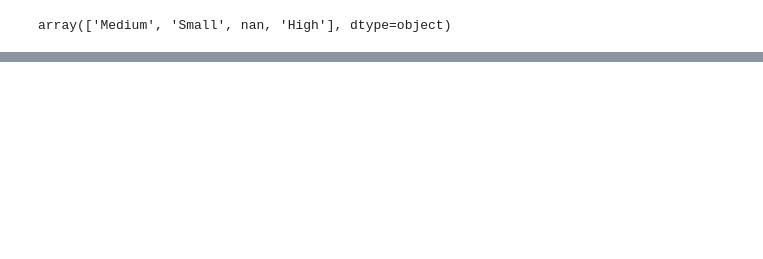
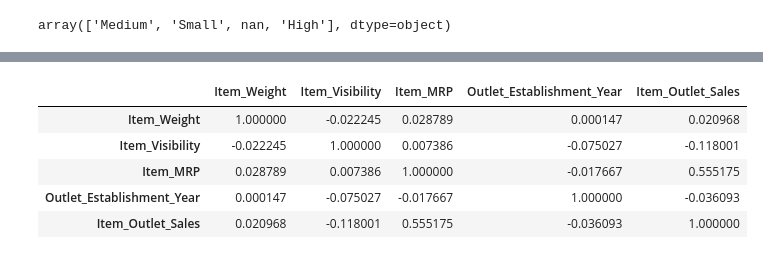
Before and after one commit to ch3rnoalpha/Sales_predictions---john-paredes, a Jupyter notebook: Project_core_1_John_paredes.ipynb, the cells around one changed output, grey strips where cells are left out. Drawn from its saved outputs; the diff is of its cells as text; code cells hidden in the pictures; blank space fills up the shorter version.

```diff
--- a/Project_core_1_John_paredes.ipynb
+++ b/Project_core_1_John_paredes.ipynb
@@ -128,0 +101,11 @@ for col in df.columns:
+# %%
+#creates a correlation chart of all numerical imputs for the df
+corr = df.corr()
+corr
+# %% [output]
+|  | Item_Weight | Item_Visibility | Item_MRP | Outlet_Establishment_Year | Item_Outlet_Sales |
+| Item_Weight | 1.000000 | -0.022245 | 0.028789 | 0.000147 | 0.020968 |
+| Item_Visibility | -0.022245 | 1.000000 | 0.007386 | -0.075027 | -0.118001 |
+| Item_MRP | 0.028789 | 0.007386 | 1.000000 | -0.017667 | 0.555175 |
+| Outlet_Establishment_Year | 0.000147 | -0.075027 | -0.017667 | 1.000000 | -0.036093 |
+| Item_Outlet_Sales | 0.020968 | -0.118001 | 0.555175 | -0.036093 | 1.000000 |
```
Also changed, not shown: parts of 9 cells of this notebook.
